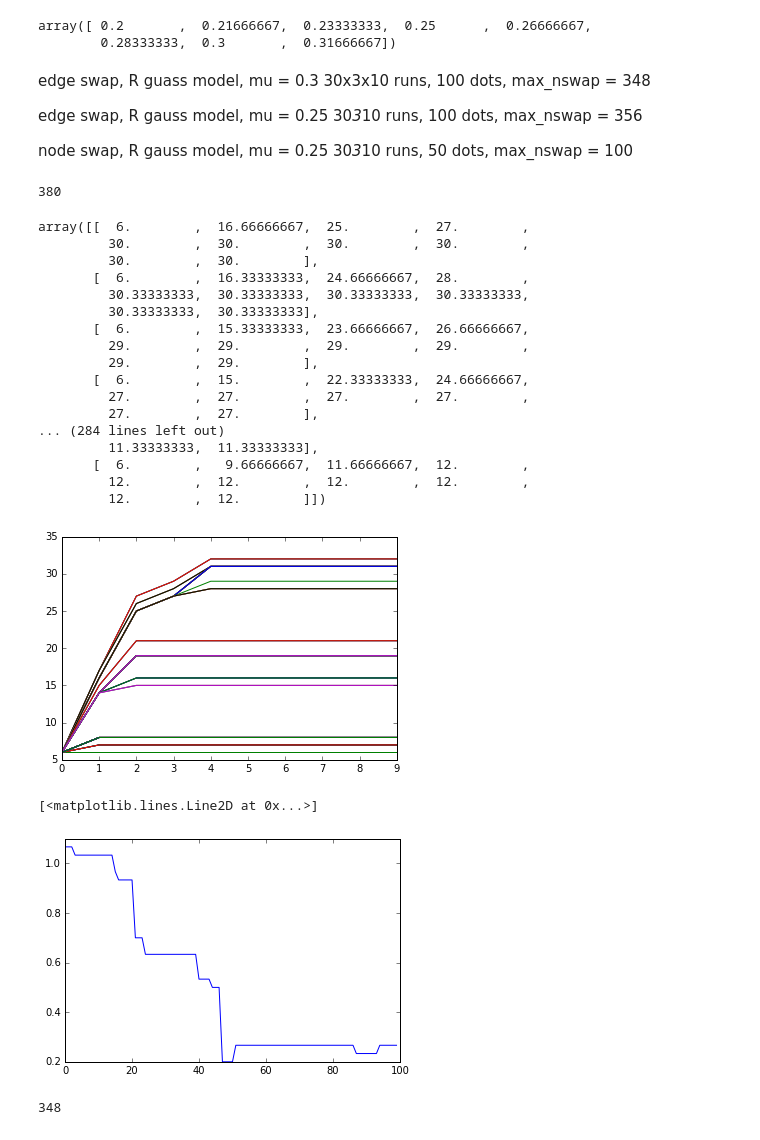
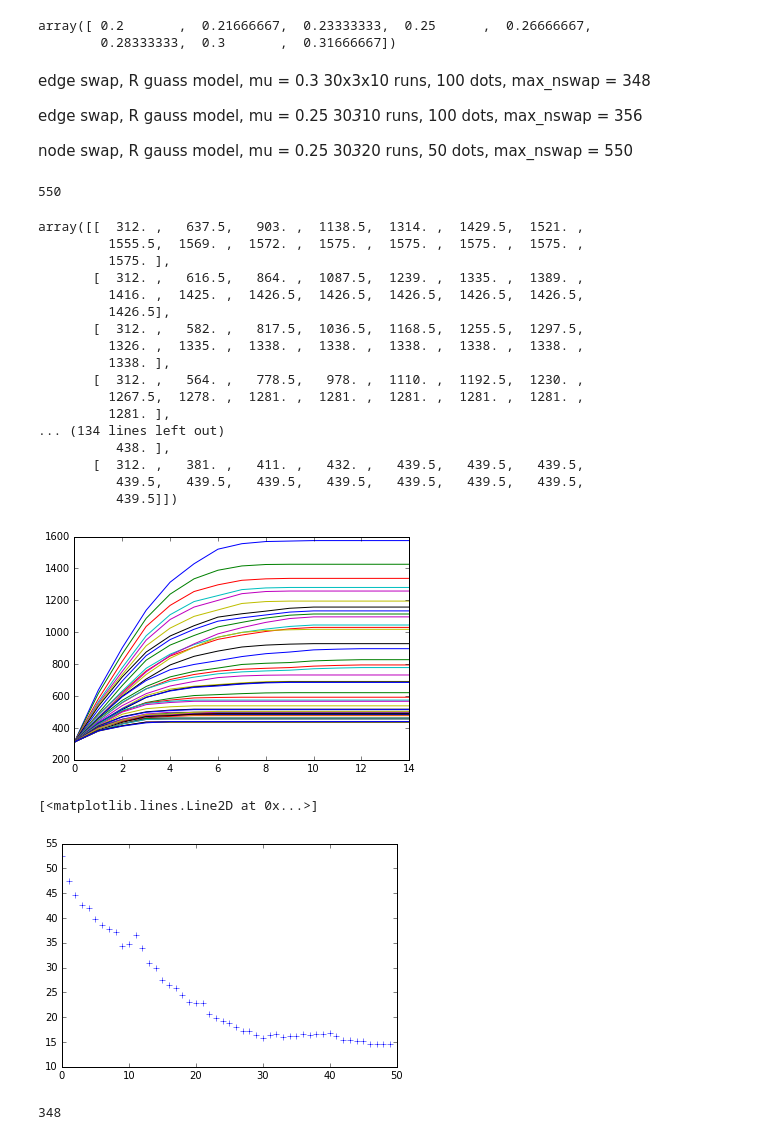
Before and after one commit to kmyim/BT_MP, a Jupyter notebook: coordination_game/simulations/multiplex_3.ipynb, the cells around one changed output. Drawn from its saved outputs; the diff is of its cells as text; code cells hidden in the pictures.

Commit message:
fixed node swap bug

```diff
--- a/coordination_game/simulations/multiplex_3.ipynb
+++ b/coordination_game/simulations/multiplex_3.ipynb
@@ -245,14 +245,14 @@ edge swap, R guass model, mu = 0.3 30x3x10 runs, 100 dots, max_nswap = 348
 edge swap, R gauss model, mu = 0.25 30*3*10 runs, 100 dots, max_nswap = 356
 
 
-node swap, R gauss model, mu = 0.25 30*3*10 runs, 50 dots, max_nswap = 100
+node swap, R gauss model, mu = 0.25 30*3*20 runs, 50 dots, max_nswap = 550
 # %%
 def nodeswap(G, n_swap):
     H = G.copy()
     noodes = np.random.choice(np.arange(len(G)), n_swap, replace=False)
     for n in range(int(n_swap/2)):
-        nodeA = noodes[n]
-        nodeB = noodes[n+1]
+        nodeA = noodes[2*n]
+        nodeB = noodes[2*n+1]
         neighsetA = list(set(G.neighbors(nodeA))-{nodeB})
         neighsetB = list(set(G.neighbors(nodeB))-{nodeA})
         H.remove_edges_from(G.edges(nodeA))
@@ -267,7 +267,7 @@ N = 100
 D = N-1 #maximum degree
 lamb = 2.5
 
-
+np.random.seed(0)
 S = 1
 while S % 2 != 0:
     degree_seq = np.random.choice(np.arange(D), N, replace=True, p=powerlaw(D,lamb, 0.0))
@@ -281,13 +281,13 @@ S = np.sum(degree_seq)
 
 mu=0.25
 sigma=0.2
-max_nswap=int(S*2)
+max_nswap=int(S*2.5)
 print(max_nswap)
 # %% [output]
-380
+550
 # %%
 finesse = 50
-trialtime = 10
+trialtime = 15
 def go(trialnumber):
 
     results = np.zeros([finesse, trialtime])
@@ -303,12 +303,13 @@ def go(trialnumber):
 
     return results/trialnumber
 
-filename = 'power_power/node_swap_g2.5_mu025_N100.npy'
+filename = 'power_power/node_swap_g2.1_mu025_N100.npy'
 np.save(filename, np.zeros([finesse, trialtime]))
 membuff=30
+ind = 20
 for savetomem in range(membuff):
     pool= Pool()
-    results_new = pool.map(go, [10, 10, 10])
+    results_new = pool.map(go, [ind, ind, ind])
     results = np.load(filename) + np.asarray(sum(results_new), dtype=float)/3
     np.save(filename, results)
 
@@ -316,33 +317,33 @@ np.save(filename, np.load(filename)/membuff)
 # %%
 results
 # %% [output]
-array([[  6.        ,  16.66666667,  25.        ,  27.        ,
-         30.        ,  30.        ,  30.        ,  30.        ,
-         30.        ,  30.        ],
-       [  6.        ,  16.33333333,  24.66666667,  28.        ,
-         30.33333333,  30.33333333,  30.33333333,  30.33333333,
-         30.33333333,  30.33333333],
-       [  6.        ,  15.33333333,  23.66666667,  26.66666667,
-         29.        ,  29.        ,  29.        ,  29.        ,
-         29.        ,  29.        ],
-       [  6.        ,  15.        ,  22.33333333,  24.66666667,
-         27.        ,  27.        ,  27.        ,  27.        ,
-         27.        ,  27.        ],
-... (284 lines left out)
-         11.33333333,  11.33333333],
-       [  6.        ,   9.66666667,  11.66666667,  12.        ,
-         12.        ,  12.        ,  12.        ,  12.        ,
-         12.        ,  12.        ]])
+array([[  312. ,   637.5,   903. ,  1138.5,  1314. ,  1429.5,  1521. ,
+         1555.5,  1569. ,  1572. ,  1575. ,  1575. ,  1575. ,  1575. ,
+         1575. ],
+       [  312. ,   616.5,   864. ,  1087.5,  1239. ,  1335. ,  1389. ,
+         1416. ,  1425. ,  1426.5,  1426.5,  1426.5,  1426.5,  1426.5,
+         1426.5],
+       [  312. ,   582. ,   817.5,  1036.5,  1168.5,  1255.5,  1297.5,
+         1326. ,  1335. ,  1338. ,  1338. ,  1338. ,  1338. ,  1338. ,
+         1338. ],
+       [  312. ,   564. ,   778.5,   978. ,  1110. ,  1192.5,  1230. ,
+         1267.5,  1278. ,  1281. ,  1281. ,  1281. ,  1281. ,  1281. ,
+         1281. ],
+... (134 lines left out)
+          438. ],
+       [  312. ,   381. ,   411. ,   432. ,   439.5,   439.5,   439.5,
+          439.5,   439.5,   439.5,   439.5,   439.5,   439.5,   439.5,
+          439.5]])
 # %%
 for r in range(len(results)):
     plt.plot(results[r])
 # %% [output]
-[figure, old version]
+[figure, new version]
 # %%
-plt.plot((results.T)[9]/30)
+plt.plot((results.T)[14]/30, 'b+')
 # %% [output]
 [<matplotlib.lines.Line2D at 0x...>]
-[figure, old version]
+[figure, new version]
 # %%
 print(max_nswap)
 # %% [output]
```
Also changed, not shown: 4 other files.
